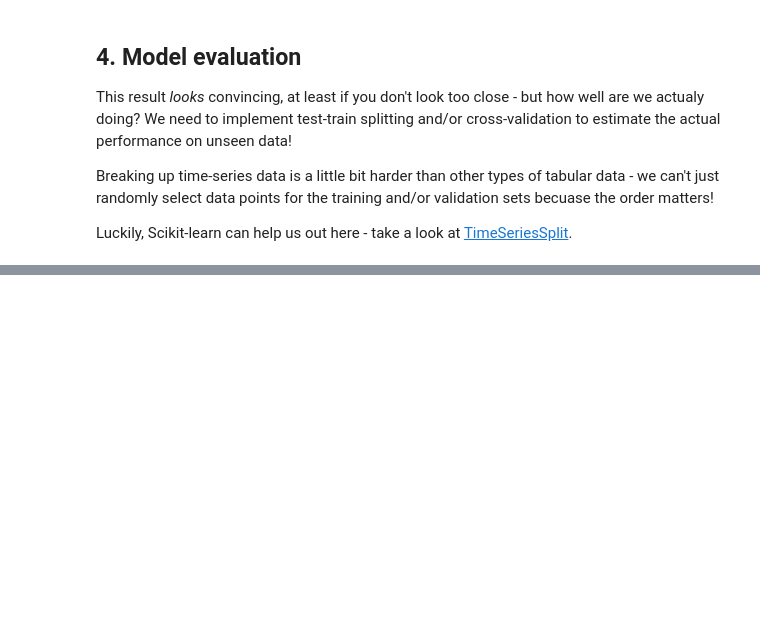
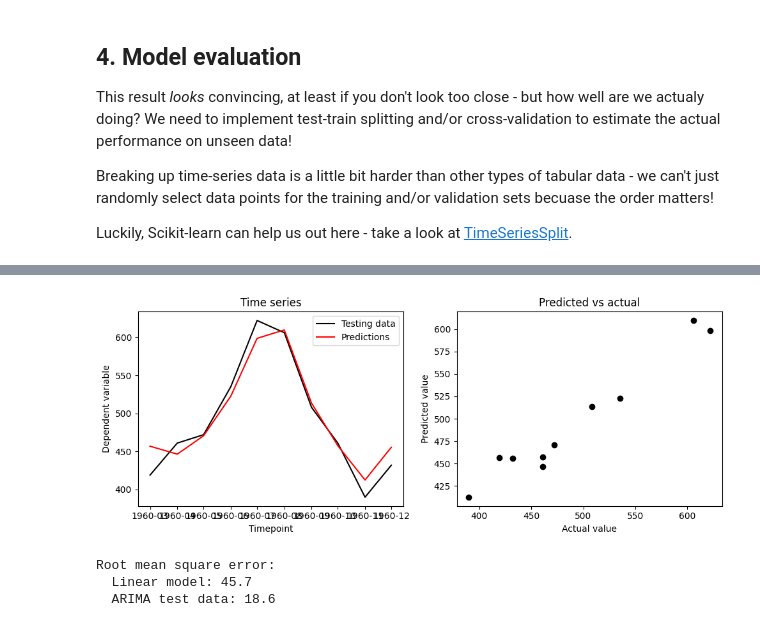
Before and after one commit to 4GeeksAcademy/Team-Crunchy-Tacos_gperdrizet-time-series-project, a Jupyter notebook: src/mvp.ipynb, the cells around one changed output, grey strips where cells are left out. Cells and saved outputs as stored; diff of their text form; code cells hidden in the pictures; blank space fills up the shorter version.

```diff
--- a/src/mvp.ipynb
+++ b/src/mvp.ipynb
@@ -231,3 +368,4 @@ Breaking up time-series data is a little bit harder than other types of tabular
 Luckily, Scikit-learn can help us out here - take a look at [TimeSeriesSplit](https://scikit-learn.org/dev/modules/generated/sklearn.model_selection.TimeSeriesSplit.html).
 # %%
 # I'll leave it up to you to try and figure out a good way to evalueate this model!
+timeseries_model=auto_arima(training_data['dependent_var'], stationary=False, seasonal=True, trace=True, m=12)
@@ -233,0 +389,34 @@ Luckily, Scikit-learn can help us out here - take a look at [TimeSeriesSplit](ht
+# %%
+# Make predictions
+forecast=timeseries_model.predict(forecast_horizon)
+
+# Plot the result
+fig, (ax1, ax2)=plt.subplots(1,2, figsize=(10,4))
+
+ax1.set_title('Time series')
+ax1.plot(testing_data['dependent_var'], label='Testing data', color='black')
+ax1.plot(forecast, label='Predictions', color='red')
+ax1.set_xlabel('Timepoint')
+ax1.set_ylabel('Dependent variable')
+ax1.legend(loc='best')
+
+ax2.set_title('Predicted vs actual')
+ax2.scatter(testing_data['dependent_var'], forecast, color='black')
+ax2.set_xlabel('Actual value')
+ax2.set_ylabel('Predicted value')
+
+plt.tight_layout()
+plt.show()
+
+rmse=sqrt(mean_squared_error(testing_data['dependent_var'], forecast))
+rmse_results['ARIMA test data']=rmse
+
+print(f'Root mean square error:')
+
+for experiment, rmse in rmse_results.items():
+    print(f'  {experiment}: {rmse:.1f}')
+# %% [output]
+[figure, added]
+Root mean square error:
+  Linear model: 45.7
+  ARIMA test data: 18.6
```
Also changed, not shown: parts of 10 cells of this notebook, 1 other file.
